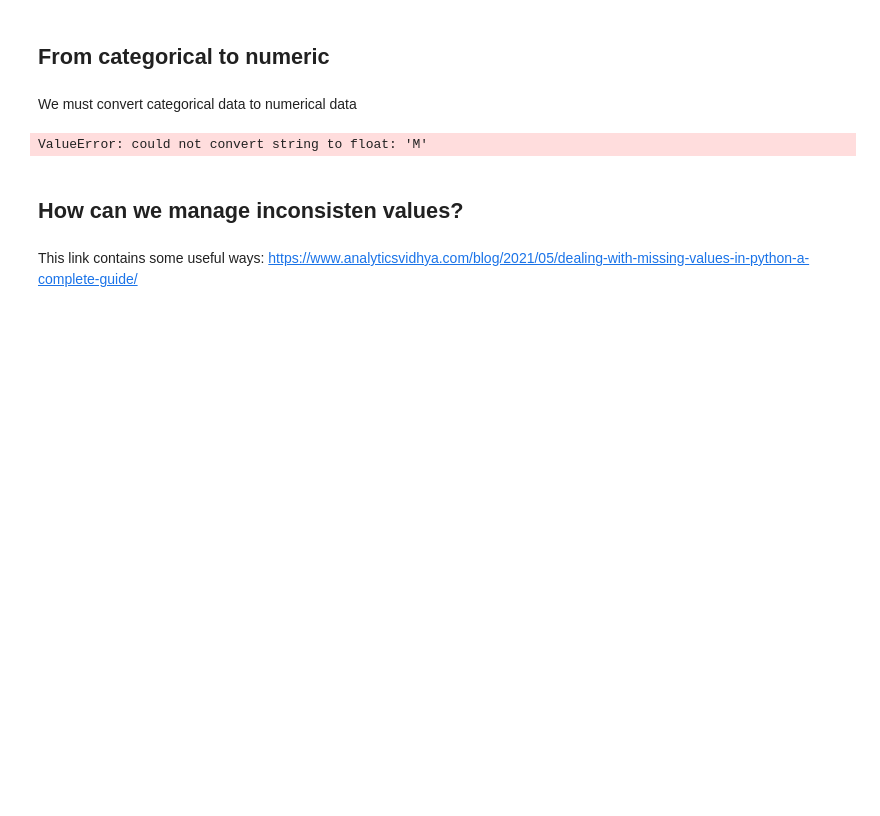
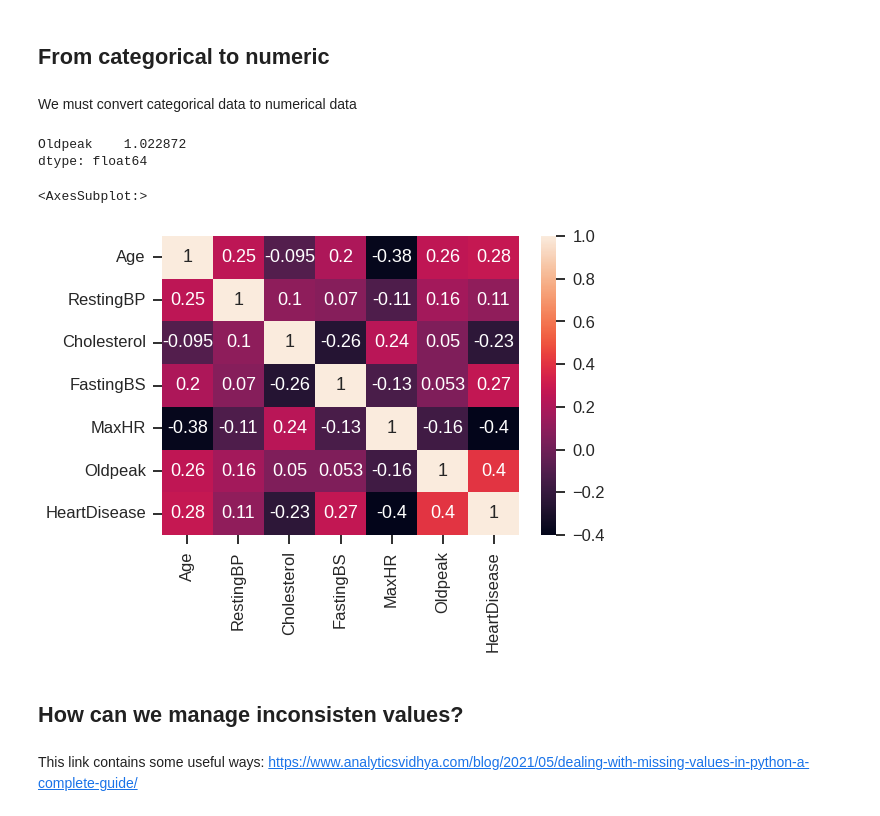
Before and after one commit to MichaelPlug/FDS_Project_HFD, a Jupyter notebook: Project_notebook.ipynb, the cells around one changed output. Saved outputs shown, nothing was run; the diff lists cells and outputs as text; code cells hidden in the pictures; blank space fills up the shorter version.

```diff
--- a/Project_notebook.ipynb
+++ b/Project_notebook.ipynb
@@ -196,18 +196,39 @@ sns.histplot(data=ds, x="FastingBS", hue="HeartDisease",multiple="stack",palette
 ## From categorical to numeric
 # %% [markdown]
 We must convert categorical data to numerical data
+# %%
+numerical= df.drop(['HeartDisease'], axis=1).select_dtypes('number').columns
+skew_limit = 0.75 # This is our threshold-limit to evaluate skewness. Overall below abs(1) seems acceptable for the linear models.
+skew_vals = df[numerical].drop('FastingBS', axis=1).skew()
+skew_cols= skew_vals[abs(skew_vals)> skew_limit].sort_values(ascending=False)
+skew_cols
+# %% [output]
+Oldpeak    1.022872
+dtype: float64
 # %%
 '''
 I want rappresent the heatmap here
 Maybe we should do that after clean the dataset or show two differents heatmap: one whitout cholesterol
 and one only with colesterol, deleting rows with value 0
 '''
-#ds.columns
-#ds.drop(ds.columns['ChestPainType', 'RestingECG', 'ExerciseAngina','ST_Slope','Sex']), axis=1).set_index('Age')
+onlyNumeric = pd.read_csv('dataset.csv')
+onlyNumeric = onlyNumeric
+del onlyNumeric["ChestPainType"]
+del onlyNumeric["RestingECG"]
+del onlyNumeric["ST_Slope"]
+del onlyNumeric["ExerciseAngina"]
+del onlyNumeric["Sex"]
 
-sns.heatmap(ds, annot=True)
+#onlyNumeric.style.background_gradient(cmap ='viridis')\
+        #.set_properties(**{'font-size': '20px'})
+#df.columns
+#df.drop(df.columns['ChestPainType', 'RestingECG', 'ExerciseAngina','ST_Slope','Sex']), axis=1).set_index('Age')
+corr = onlyNumeric.corr()
+sns.heatmap(corr, annot = True)
+#sns.heatmap(onlyNumeric, annot=True)
 # %% [output]
-ValueError: could not convert string to float: 'M'
+<AxesSubplot:>
+[figure, added]
 # %% [markdown]
 ## How can we manage inconsisten values?
 # %% [markdown]
```
Also changed, not shown: parts of 16 cells of this notebook.
